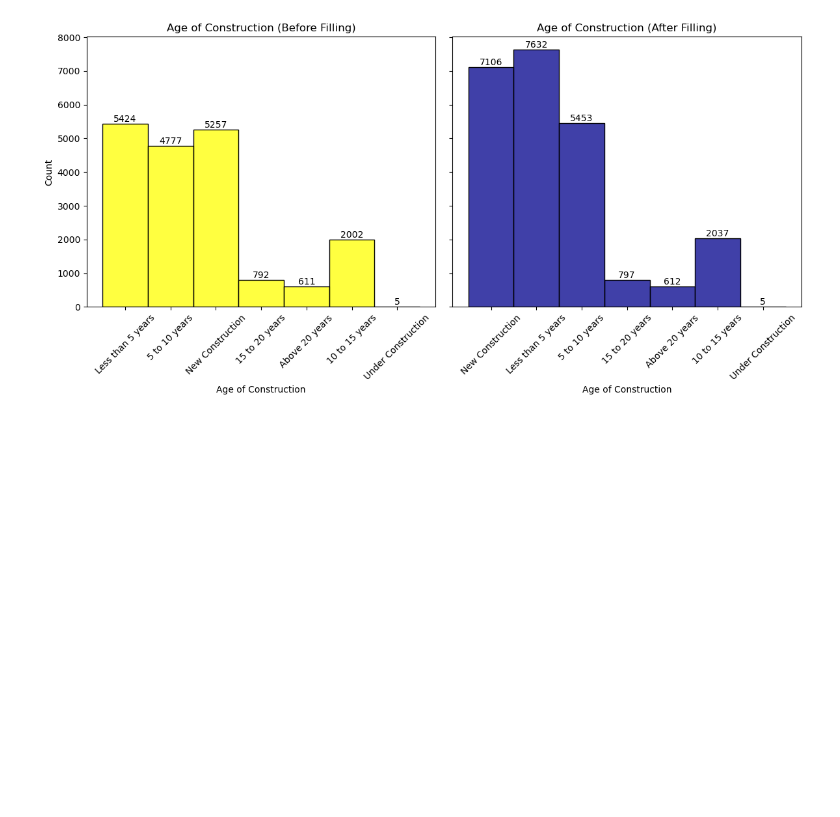
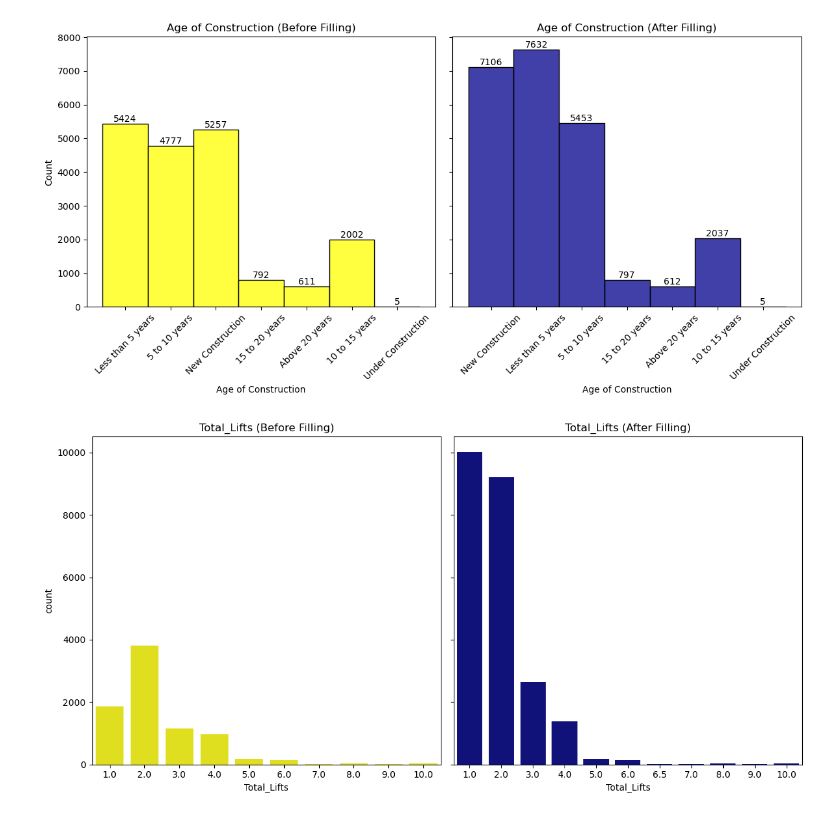
Before and after one commit to Himanshu7d3/House_Rent_Prediction, a Jupyter notebook: New_Data_Cleaning.ipynb, the cells around one changed output. Saved outputs shown, nothing was run; the diff lists cells and outputs as text; code cells hidden in the pictures; blank space fills up the shorter version.

Commit message:
Missing data imputation has completed

```diff
--- a/New_Data_Cleaning.ipynb
+++ b/New_Data_Cleaning.ipynb
@@ -1606,3 +1644,38 @@ plt.tight_layout()
 plt.show()
 # %% [output]
 [figure]
+# %%
+# Create bins (you can adjust ranges if needed)
+df32['floor_bin'] = pd.cut(
+    df32['total_floor'],
+    bins=[-3, 5, 10, 15, 20, 30, 40, 50, 65, 80, 100,120,140,160,180,200, np.inf],
+    labels=['-2-5', '5-10', '10-15', '15-20', '20-30','30-40','40-50','50-65','65-80','80-100','100-120','120-140','140-160','160-180','180-200','200+']
+)
+# %%
+fig, ax = plt.subplots(nrows=1, ncols=2, figsize=(12,6), sharey=True)
+
+# BEFORE
+sns.countplot(x=df32['Total_Lifts'], ax=ax[0], color='yellow')
+ax[0].set_title('Total_Lifts (Before Filling)')
+
+# Create mapping
+lift_map = df32.groupby('floor_bin', observed=False)['Total_Lifts'].median()
+
+# Fill missing values (FAST + SAFE)
+df32['Total_Lifts'] = df32['Total_Lifts'].fillna(
+    df32['floor_bin'].map(lift_map)
+)
+
+# If still any NaN left → fill with overall median
+df32['Total_Lifts'] = df32['Total_Lifts'].fillna(df32['Total_Lifts'].median())
+
+# AFTER
+sns.countplot(x=df32['Total_Lifts'], ax=ax[1], color='darkblue')
+ax[1].set_title('Total_Lifts (After Filling)')
+
+df32.drop('floor_bin', axis=1, inplace=True)
+
+plt.tight_layout()
+plt.show()
+# %% [output]
+[figure, added]
```
Also changed, not shown: parts of 15 cells of this notebook.
